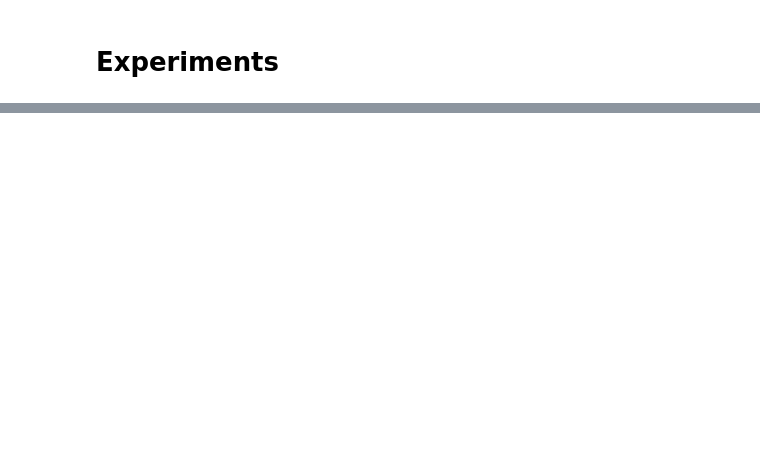
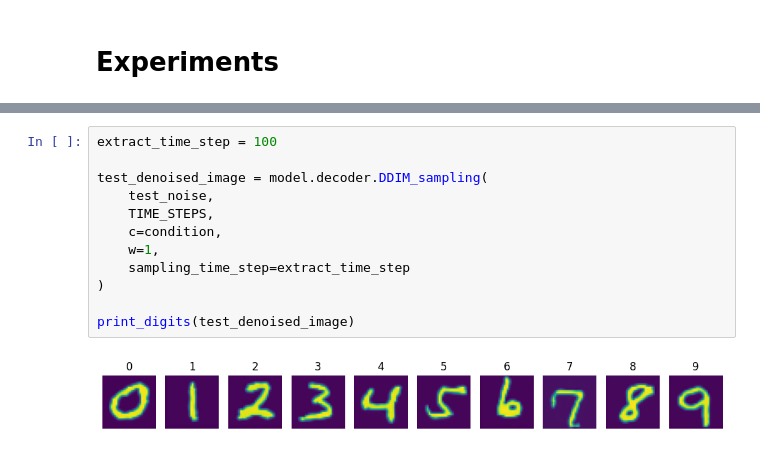
Before and after one commit to junyeong-nero/DDPM, a Jupyter notebook: diffusion_colab_experiments.ipynb, the cells around one changed output, grey strips where cells are left out. Drawn from its saved outputs; the diff is of its cells as text; blank space fills up the shorter version.

```diff
--- a/diffusion_colab_experiments.ipynb
+++ b/diffusion_colab_experiments.ipynb
@@ -995,0 +1027,14 @@ condition = torch.tensor(list(range(10))).to(device)
+# %%
+extract_time_step = 100
+
+test_denoised_image = model.decoder.DDIM_sampling(
+    test_noise,
+    TIME_STEPS,
+    c=condition,
+    w=1,
+    sampling_time_step=extract_time_step
+)
+
+print_digits(test_denoised_image)
+# %% [output]
+[figure, added]
```
Also changed, not shown: parts of 16 cells of this notebook.
